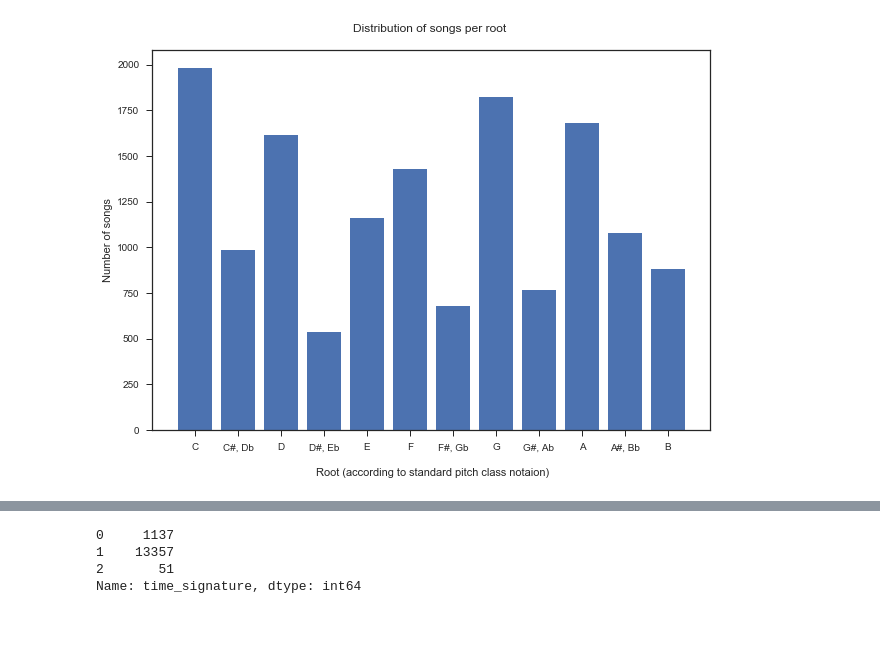
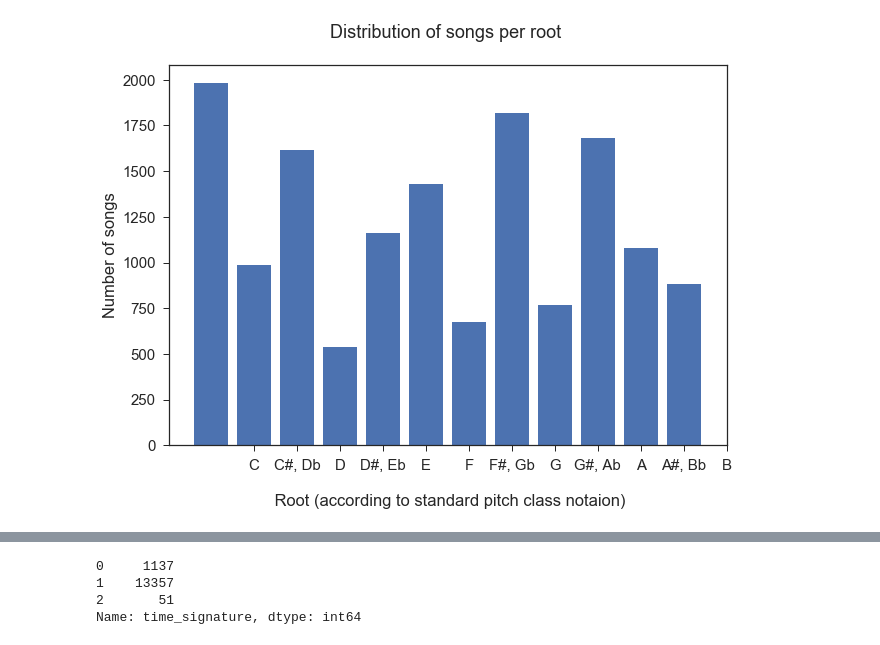
Before and after one commit to VBernasconi/digital_musicology, a Jupyter notebook: Basic_statistics.ipynb, the cells around one changed output, grey strips where cells are left out. Drawn from its saved outputs; the diff is of its cells as text; code cells hidden in the pictures.

Commit message:
Milestone 4 figures update

```diff
--- a/Basic_statistics.ipynb
+++ b/Basic_statistics.ipynb
@@ -21,3 +23,5 @@ df.head(1)
+# %%
+df = df[~df['valence'].isna()]
 # %%
 len(df)
 # %% [output]
@@ -30,6 +34,7 @@ for ind, row in df.iterrows():
 # %%
 sns.set(rc={'figure.figsize':(10,7)})
 sns.set_style("ticks")
+sns.set_context('notebook', font_scale=1.5)
 # %%
 df['#weeks'].value_counts().sort_index(
     ascending = True)
@@ -76,17 +83,17 @@ plt;
 # %%
-df_ = df['key'].value_counts().sort_index(
-    ascending = True).reset_index()['key'][1:]
+df_ = df['root'].value_counts().sort_index(
+    ascending = True).reset_index()['root']
 plt.bar(df_.index, df_.values)
 plt.xlabel('\n Root (according to standard pitch class notaion)')
 
 plt.xticks(np.arange(1, 13), ['C', 'C#, Db', 'D', 'D#, Eb', 'E', 'F', 'F#, Gb', 'G', 'G#, Ab', 'A',
                           'A#, Bb', 'B'])
 
 plt.ylabel('Number of songs')
 plt.title('Distribution of songs per root \n')
 plt;
 # %% [output]
-[figure, old version]
+[figure, new version]
 # %%
 sns.set(rc={'figure.figsize':(5,7)})
 sns.set_style("ticks")
```
Also changed, not shown: parts of 22 cells of this notebook.
